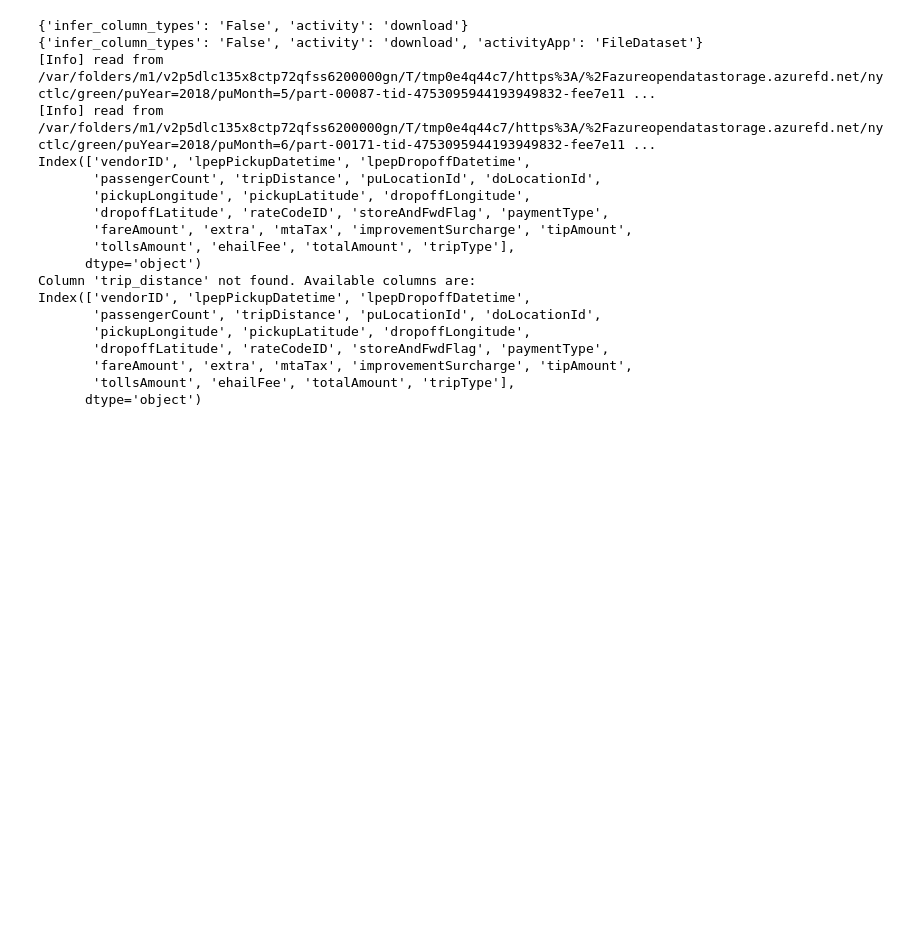
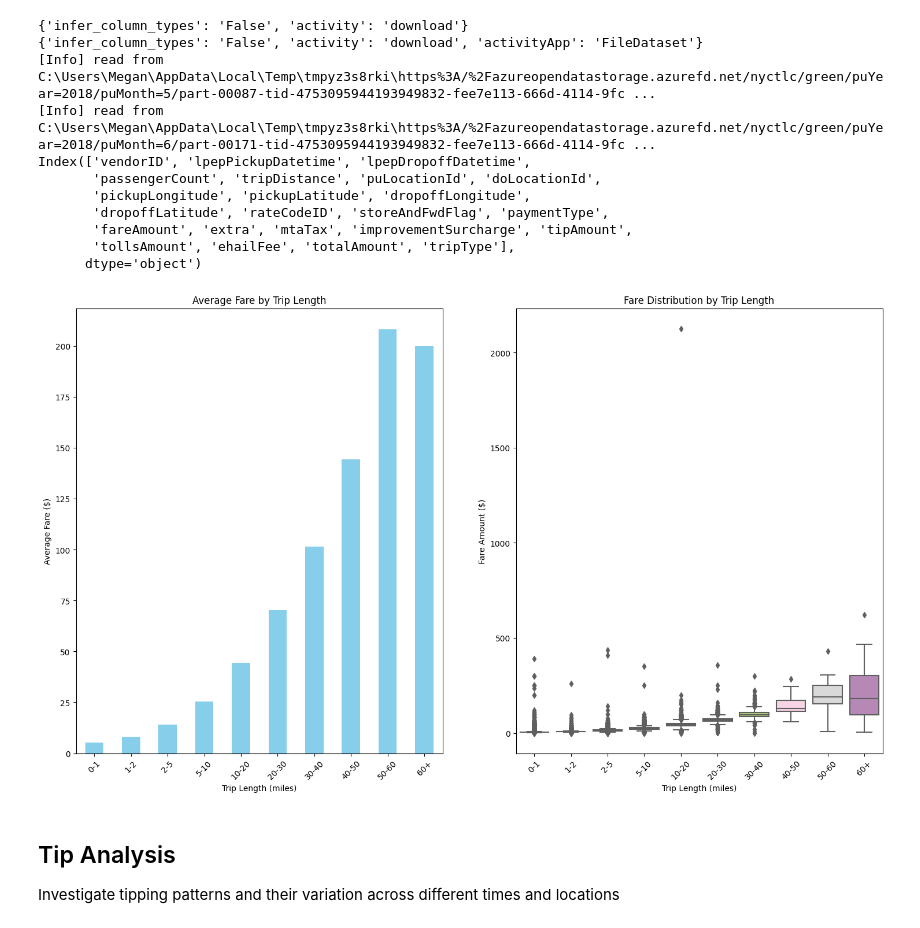
Before and after one commit to thecolombian/Group-Project-NY-Green_taxi, a Jupyter notebook: Fare-and-Revenue-Analysis.ipynb, the cells around one changed output. Saved outputs shown, nothing was run; the diff lists cells and outputs as text; code cells hidden in the pictures; blank space fills up the shorter version.

Commit message:
updates to traffic and fare analysis

```diff
--- a/Fare-and-Revenue-Analysis.ipynb
+++ b/Fare-and-Revenue-Analysis.ipynb
@@ -98,8 +86,8 @@ nyc_tlc_df = nyc_tlc.to_pandas_dataframe()
 print(nyc_tlc_df.columns)
 
 # Check if 'trip_distance' exists, if not, print the columns to inspect
-if 'trip_distance' not in nyc_tlc_df.columns:
-    print("Column 'trip_distance' not found. Available columns are:")
+if 'tripDistance' not in nyc_tlc_df.columns:
+    print("Column 'tripDistance' not found. Available columns are:")
     print(nyc_tlc_df.columns)
 else:
     # Convert pickup and dropoff datetime to pandas datetime format
@@ -110,50 +98,48 @@ else:
     nyc_tlc_df['trip_duration'] = (nyc_tlc_df['lpepDropoffDatetime'] - nyc_tlc_df['lpepPickupDatetime']).dt.total_seconds() / 60.0
 
     # Remove rows with zero or negative trip distances and fares for analysis
-    nyc_tlc_df = nyc_tlc_df[(nyc_tlc_df['trip_distance'] > 0) & (nyc_tlc_df['fare_amount'] > 0)]
+    nyc_tlc_df = nyc_tlc_df[(nyc_tlc_df['tripDistance'] > 0) & (nyc_tlc_df['fareAmount'] > 0)]
 
     # Define trip length categories
     bins = [0, 1, 2, 5, 10, 20, 30, 40, 50, 60, float('inf')]
     labels = ['0-1', '1-2', '2-5', '5-10', '10-20', '20-30', '30-40', '40-50', '50-60', '60+']
-    nyc_tlc_df['trip_length_category'] = pd.cut(nyc_tlc_df['trip_distance'], bins=bins, labels=labels, right=False)
+    nyc_tlc_df['trip_length_category'] = pd.cut(nyc_tlc_df['tripDistance'], bins=bins, labels=labels, right=False)
 
     # Compute average fares for each trip length category
-    average_fares = nyc_tlc_df.groupby('trip_length_category')['fare_amount'].mean()
+    average_fares = nyc_tlc_df.groupby('trip_length_category')['fareAmount'].mean()
 
     # Plot average fares by trip length category
-    plt.figure(figsize=(14, 6))
+    plt.figure(figsize=(18, 10))
+
+    plt.subplot(1, 2, 1)
     average_fares.plot(kind='bar', color='skyblue')
     plt.title('Average Fare by Trip Length')
     plt.xlabel('Trip Length (miles)')
     plt.ylabel('Average Fare ($)')
     plt.xticks(rotation=45)
-    plt.show()
 
     # Plot fare distribution for various trip lengths
-    plt.figure(figsize=(14, 6))
-    sns.boxplot(x='trip_length_category', y='fare_amount', data=nyc_tlc_df, palette='Set3')
+    plt.subplot(1, 2, 2)
+    sns.boxplot(x='trip_length_category', y='fareAmount', data=nyc_tlc_df, palette='Set3')
     plt.title('Fare Distribution by Trip Length')
     plt.xlabel('Trip Length (miles)')
     plt.ylabel('Fare Amount ($)')
     plt.xticks(rotation=45)
+
     plt.show()
 # %% [output]
 {'infer_column_types': 'False', 'activity': 'download'}
 {'infer_column_types': 'False', 'activity': 'download', 'activityApp': 'FileDataset'}
-[Info] read from /var/folders/m1/v2p5dlc135x8ctp72qfss6200000gn/T/tmp0e4q44c7/https%3A/%2Fazureopendatastorage.azurefd.net/nyctlc/green/puYear=2018/puMonth=5/part-00087-tid-4753095944193949832-fee7e11 ...
-[Info] read from /var/folders/m1/v2p5dlc135x8ctp72qfss6200000gn/T/tmp0e4q44c7/https%3A/%2Fazureopendatastorage.azurefd.net/nyctlc/green/puYear=2018/puMonth=6/part-00171-tid-4753095944193949832-fee7e11 ...
+[Info] read from C:\Users\Megan\AppData\Local\Temp\tmpyz3s8rki\https%3A/%2Fazureopendatastorage.azurefd.net/nyctlc/green/puYear=2018/puMonth=5/part-00087-tid-4753095944193949832-fee7e113-666d-4114-9fc ...
+[Info] read from C:\Users\Megan\AppData\Local\Temp\tmpyz3s8rki\https%3A/%2Fazureopendatastorage.azurefd.net/nyctlc/green/puYear=2018/puMonth=6/part-00171-tid-4753095944193949832-fee7e113-666d-4114-9fc ...
 Index(['vendorID', 'lpepPickupDatetime', 'lpepDropoffDatetime',
        'passengerCount', 'tripDistance', 'puLocationId', 'doLocationId',
        'pickupLongitude', 'pickupLatitude', 'dropoffLongitude',
        'dropoffLatitude', 'rateCodeID', 'storeAndFwdFlag', 'paymentType',
        'fareAmount', 'extra', 'mtaTax', 'improvementSurcharge', 'tipAmount',
        'tollsAmount', 'ehailFee', 'totalAmount', 'tripType'],
       dtype='object')
-Column 'trip_distance' not found. Available columns are:
-Index(['vendorID', 'lpepPickupDatetime', 'lpepDropoffDatetime',
-       'passengerCount', 'tripDistance', 'puLocationId', 'doLocationId',
-       'pickupLongitude', 'pickupLatitude', 'dropoffLongitude',
-       'dropoffLatitude', 'rateCodeID', 'storeAndFwdFlag', 'paymentType',
-       'fareAmount', 'extra', 'mtaTax', 'improvementSurcharge', 'tipAmount',
-       'tollsAmount', 'ehailFee', 'totalAmount', 'tripType'],
-      dtype='object')
+[figure, added]
+# %% [markdown]
+## Tip Analysis
+Investigate tipping patterns and their variation across different times and locations
```
Also changed, not shown: parts of 23 cells of this notebook.
